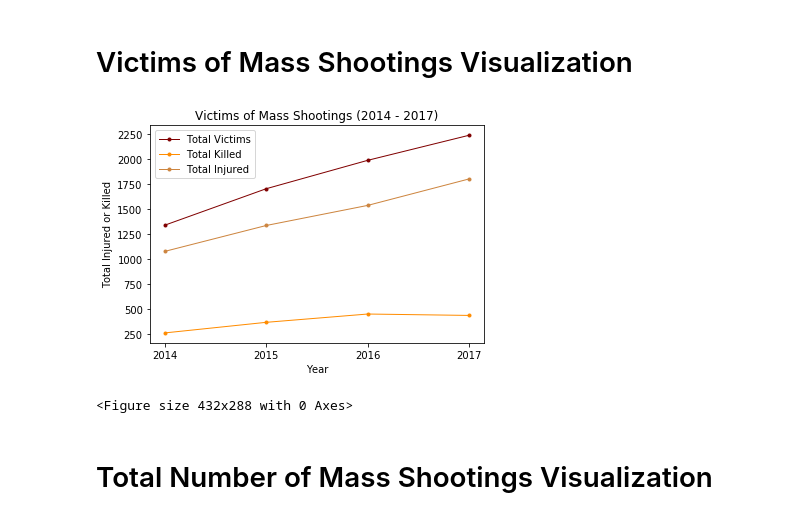
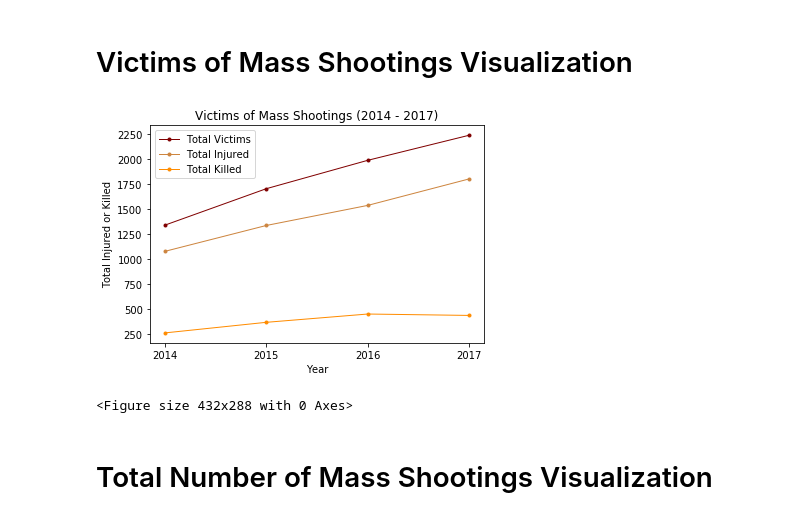
Before and after one commit to lprymak/Project1, a Jupyter notebook: Final_Data_Analysis.ipynb, the cells around one changed output. Saved outputs shown, nothing was run; the diff lists cells and outputs as text; code cells hidden in the pictures.

Commit message:
fixed total victim visualization legend (reordered lines based on appearance order)

```diff
--- a/Final_Data_Analysis.ipynb
+++ b/Final_Data_Analysis.ipynb
@@ -14,22 +14,22 @@ from config import (census_key, gkey)
 # %%
 #load in df from exploration data
 totals_df = pd.read_csv("totals_df.csv")
 totals_df = pd.DataFrame(data = totals_df)
 totals_df['Year'] = totals_df['Year'].astype(str) #change year to string for a neat x axis on graph
 
 #create graph over time of those injured or killed
 total, = plt.plot(totals_df['Year'], totals_df['Total Injured or Killed'], color = 'maroon',linewidth=1, label ="Total Victims", marker = '.')
+injured, = plt.plot(totals_df['Year'], totals_df['Total Injured'], color="peru", linewidth=1, label="Total Injured", marker = ".")
 killed, = plt.plot(totals_df['Year'], totals_df['Total Killed'], color="darkorange", linewidth=1, label="Total Killed", marker = ".")
-injured, = plt.plot(totals_df['Year'], totals_df['Total Injured'], color="peru", linewidth=1, label="Total Injured", marker = ".")
-plt.legend(handles=[total, killed, injured])
+plt.legend(handles=[total, injured, killed])
 plt.xlabel('Year')
 plt.title("Victims of Mass Shootings (2014 - 2017)")
 plt.ylabel('Total Injured or Killed')
 plt.show()
 
 plt.savefig("Plots/Overall_Victims.png")
 # %% [output]
-[figure, old version]
+[figure, new version]
 <Figure size 432x288 with 0 Axes>
 # %% [markdown]
 # Total Number of Mass Shootings Visualization
```
